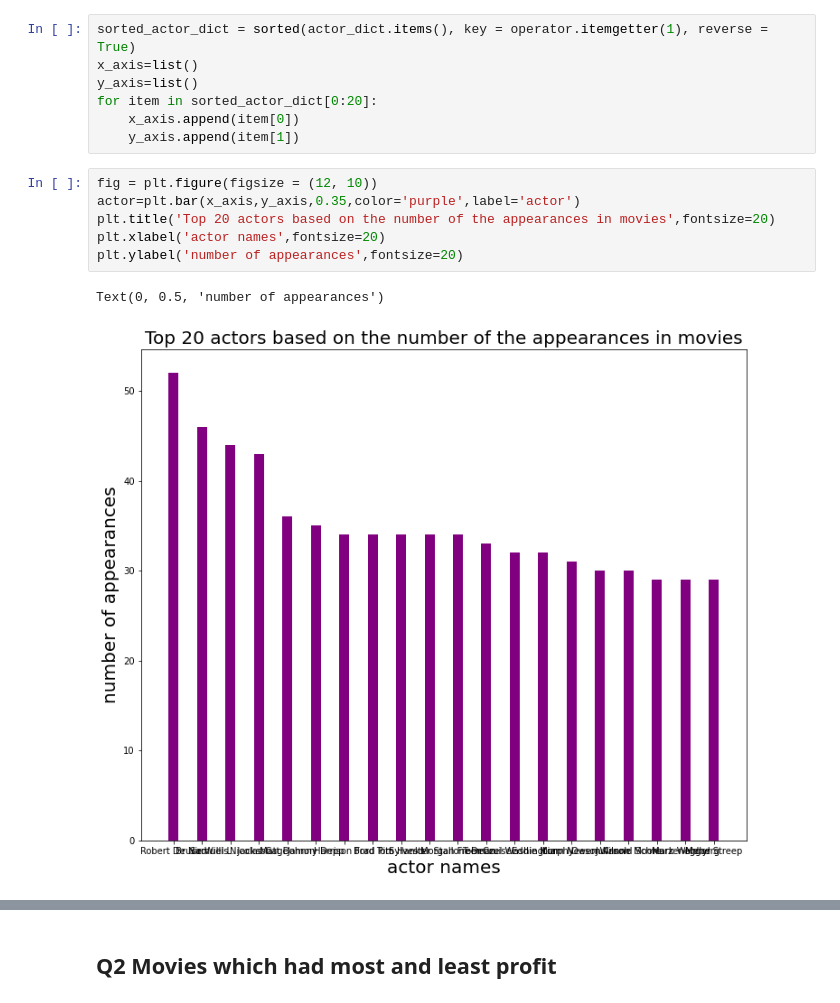
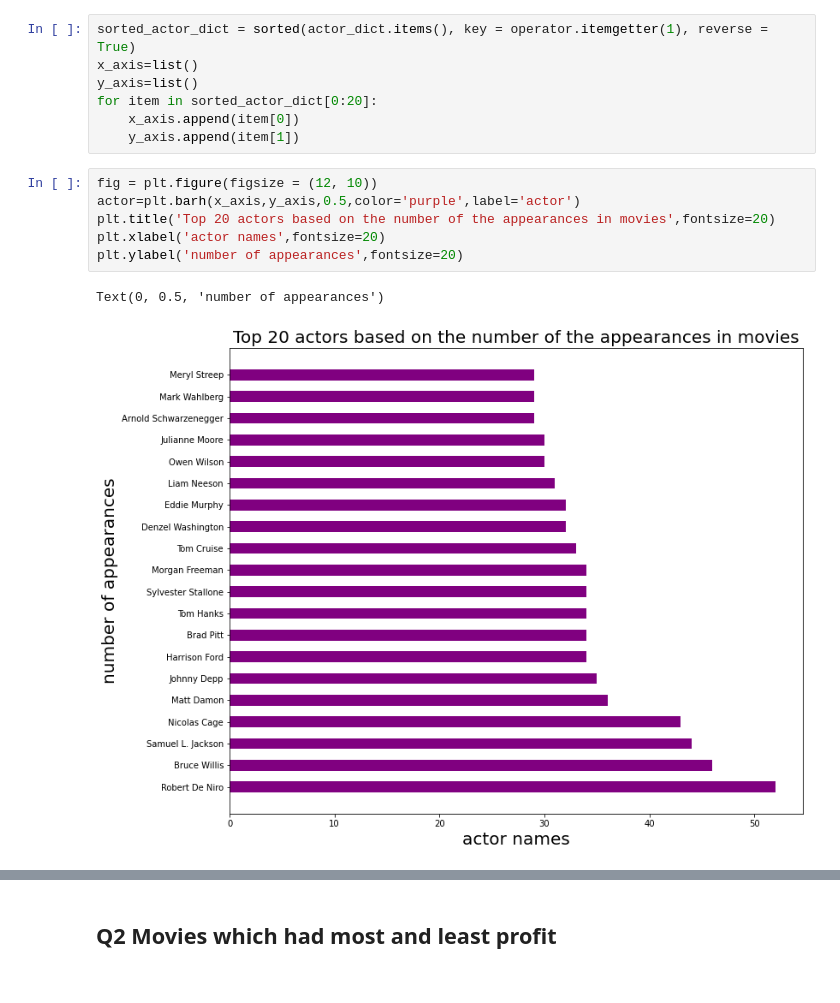
Before and after one commit to abduelrahmanemad/TMDP_movies_analysis, a Jupyter notebook: Data_Analysis_Project.ipynb, the cells around one changed output, grey strips where cells are left out. Saved outputs shown, nothing was run; the diff lists cells and outputs as text.

```diff
--- a/Data_Analysis_Project.ipynb
+++ b/Data_Analysis_Project.ipynb
@@ -105,10 +105,10 @@ for item in sorted_actor_dict[0:20]:
     y_axis.append(item[1])
 # %%
 fig = plt.figure(figsize = (12, 10))
-actor=plt.bar(x_axis,y_axis,0.35,color='purple',label='actor')
+actor=plt.barh(x_axis,y_axis,0.5,color='purple',label='actor')
 plt.title('Top 20 actors based on the number of the appearances in movies',fontsize=20)
 plt.xlabel('actor names',fontsize=20)
 plt.ylabel('number of appearances',fontsize=20)
 # %% [output]
 Text(0, 0.5, 'number of appearances')
-[figure, old version]
+[figure, new version]
```
Also changed, not shown: parts of 2 cells of this notebook, 6 other files.
